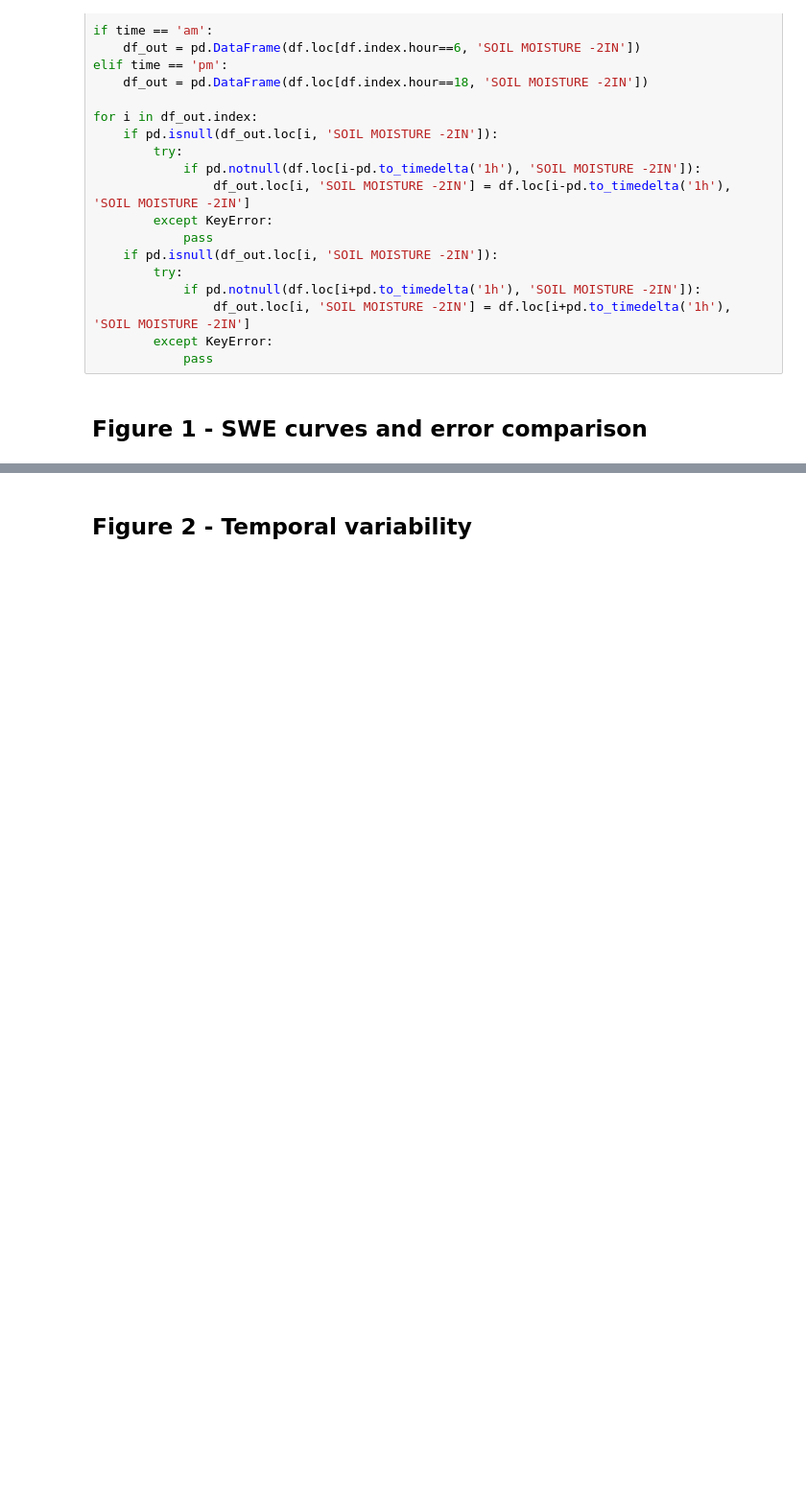
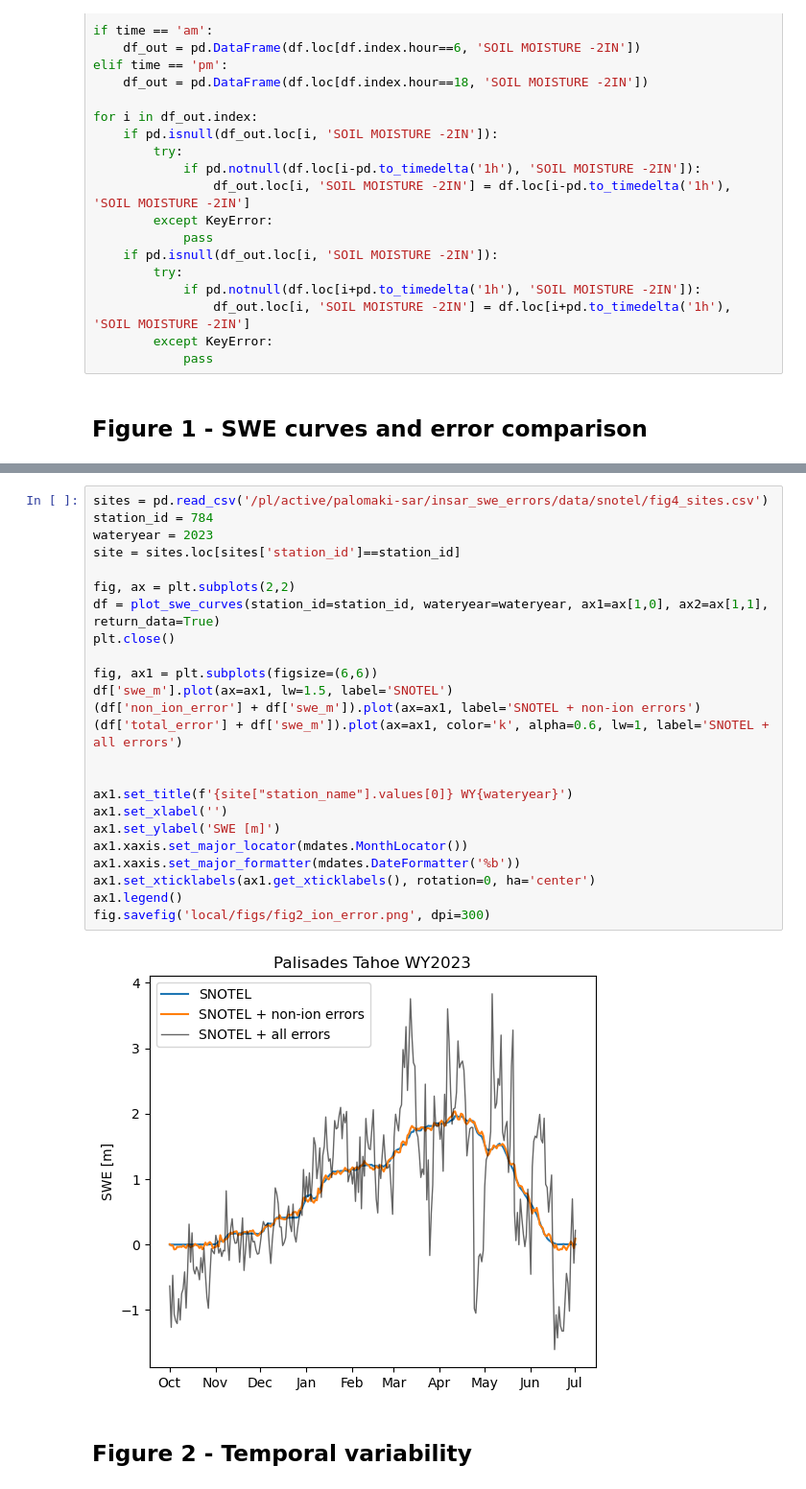
Before and after one commit to rpalomaki/SWE_error_analysis, a Jupyter notebook: ross_sandbox.ipynb, the cells around one changed output, grey strips where cells are left out. Shown at 96% size. Cells and saved outputs as stored; diff of their text form; blank space fills up the shorter version.

```diff
--- a/ross_sandbox.ipynb
+++ b/ross_sandbox.ipynb
@@ -280,3 +283,29 @@ fig.savefig('fig1_all_but_ion.png', dpi=300)
+# %%
+sites = pd.read_csv('/pl/active/palomaki-sar/insar_swe_errors/data/snotel/fig4_sites.csv')
+station_id = 784
+wateryear = 2023
+site = sites.loc[sites['station_id']==station_id]
+
+fig, ax = plt.subplots(2,2)
+df = plot_swe_curves(station_id=station_id, wateryear=wateryear, ax1=ax[1,0], ax2=ax[1,1], return_data=True)
+plt.close()
+
+fig, ax1 = plt.subplots(figsize=(6,6))
+df['swe_m'].plot(ax=ax1, lw=1.5, label='SNOTEL')
+(df['non_ion_error'] + df['swe_m']).plot(ax=ax1, label='SNOTEL + non-ion errors')
+(df['total_error'] + df['swe_m']).plot(ax=ax1, color='k', alpha=0.6, lw=1, label='SNOTEL + all errors')
+
+
+ax1.set_title(f'{site["station_name"].values[0]} WY{wateryear}')
+ax1.set_xlabel('')
+ax1.set_ylabel('SWE [m]')
+ax1.xaxis.set_major_locator(mdates.MonthLocator())
+ax1.xaxis.set_major_formatter(mdates.DateFormatter('%b'))
+ax1.set_xticklabels(ax1.get_xticklabels(), rotation=0, ha='center')
+ax1.legend()
+fig.savefig('local/figs/fig2_ion_error.png', dpi=300)
+# %% [output]
+[figure, added]
 # %% [markdown]
 ## Figure 2 - Temporal variability
 # %%
```
Also changed, not shown: parts of 8 cells of this notebook.
